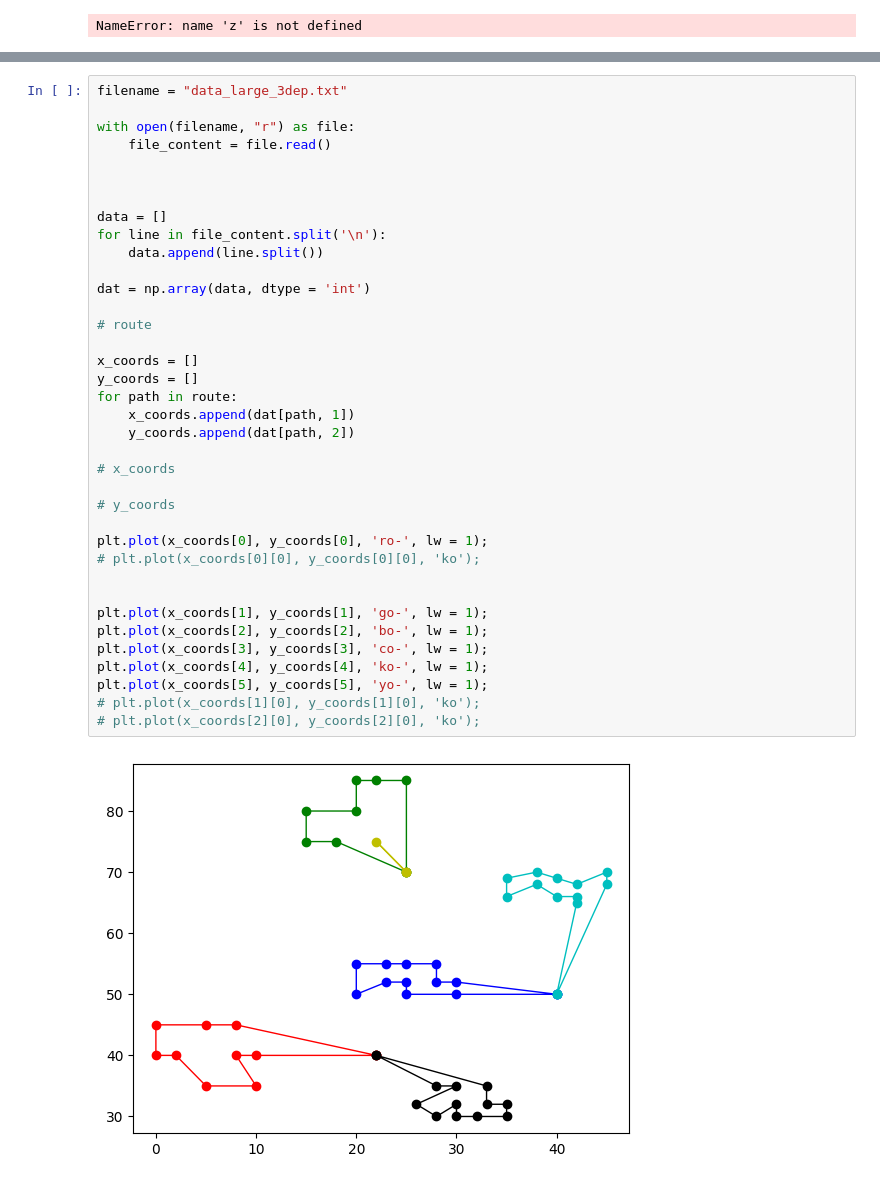
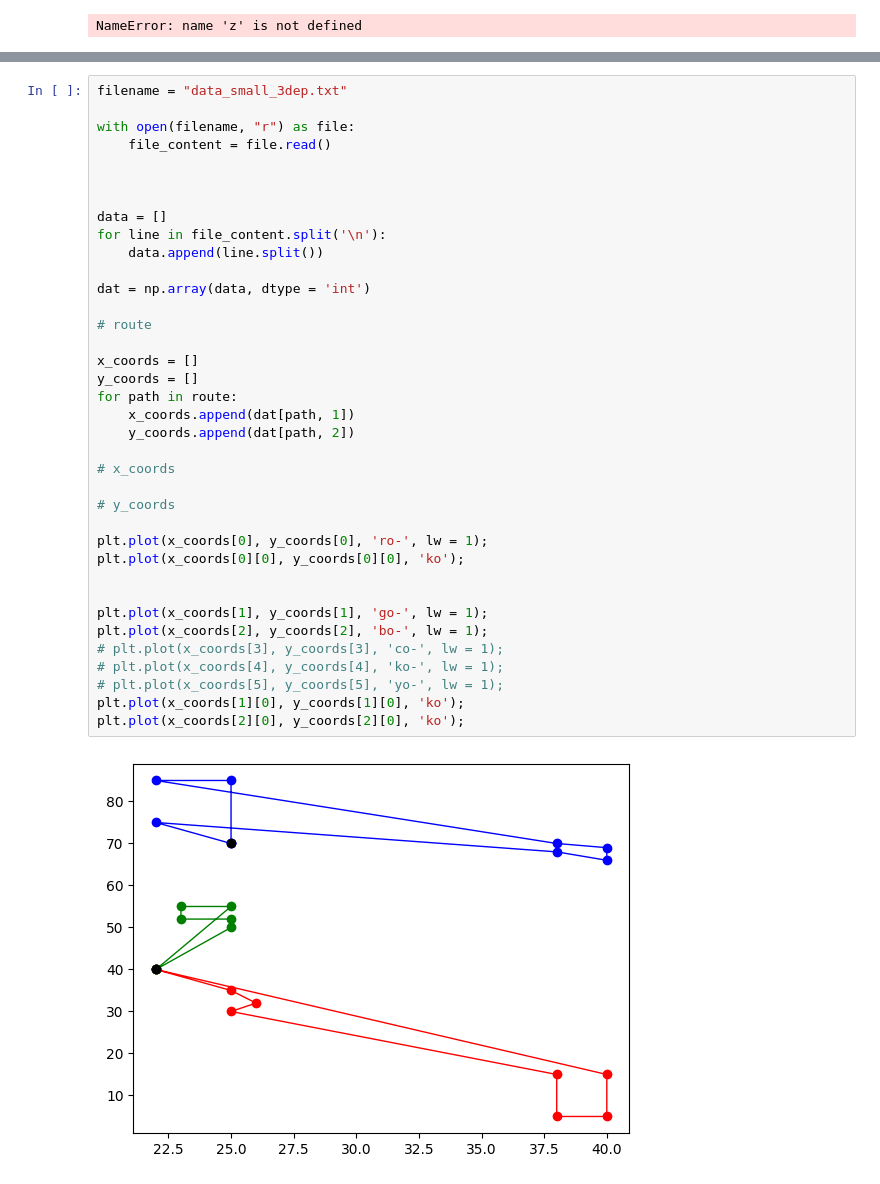
Before and after one commit to adityapavadad2000/QML, a Jupyter notebook: NEW CODE.ipynb, the cells around one changed output, grey strips where cells are left out. Saved outputs shown, nothing was run; the diff lists cells and outputs as text.

```diff
--- a/NEW CODE.ipynb
+++ b/NEW CODE.ipynb
@@ -320,39 +383,39 @@ route
 # %%
-filename = "data_large_3dep.txt"
+filename = "data_small_3dep.txt"
 
 with open(filename, "r") as file:
     file_content = file.read()
 
 
 
 data = []
 for line in file_content.split('\n'):
     data.append(line.split())
 
 dat = np.array(data, dtype = 'int')
 
 # route
 
 x_coords = []
 y_coords = []
 for path in route:
     x_coords.append(dat[path, 1])
     y_coords.append(dat[path, 2])
 
 # x_coords
 
 # y_coords
 
 plt.plot(x_coords[0], y_coords[0], 'ro-', lw = 1);
-# plt.plot(x_coords[0][0], y_coords[0][0], 'ko');
+plt.plot(x_coords[0][0], y_coords[0][0], 'ko');
 
 
 plt.plot(x_coords[1], y_coords[1], 'go-', lw = 1);
 plt.plot(x_coords[2], y_coords[2], 'bo-', lw = 1);
-plt.plot(x_coords[3], y_coords[3], 'co-', lw = 1);
-plt.plot(x_coords[4], y_coords[4], 'ko-', lw = 1);
-plt.plot(x_coords[5], y_coords[5], 'yo-', lw = 1);
-# plt.plot(x_coords[1][0], y_coords[1][0], 'ko');
-# plt.plot(x_coords[2][0], y_coords[2][0], 'ko');
+# plt.plot(x_coords[3], y_coords[3], 'co-', lw = 1);
+# plt.plot(x_coords[4], y_coords[4], 'ko-', lw = 1);
+# plt.plot(x_coords[5], y_coords[5], 'yo-', lw = 1);
+plt.plot(x_coords[1][0], y_coords[1][0], 'ko');
+plt.plot(x_coords[2][0], y_coords[2][0], 'ko');
 # %% [output]
-[figure, old version]
+[figure, new version]
```
Also changed, not shown: parts of 7 cells of this notebook, 2 other files.
